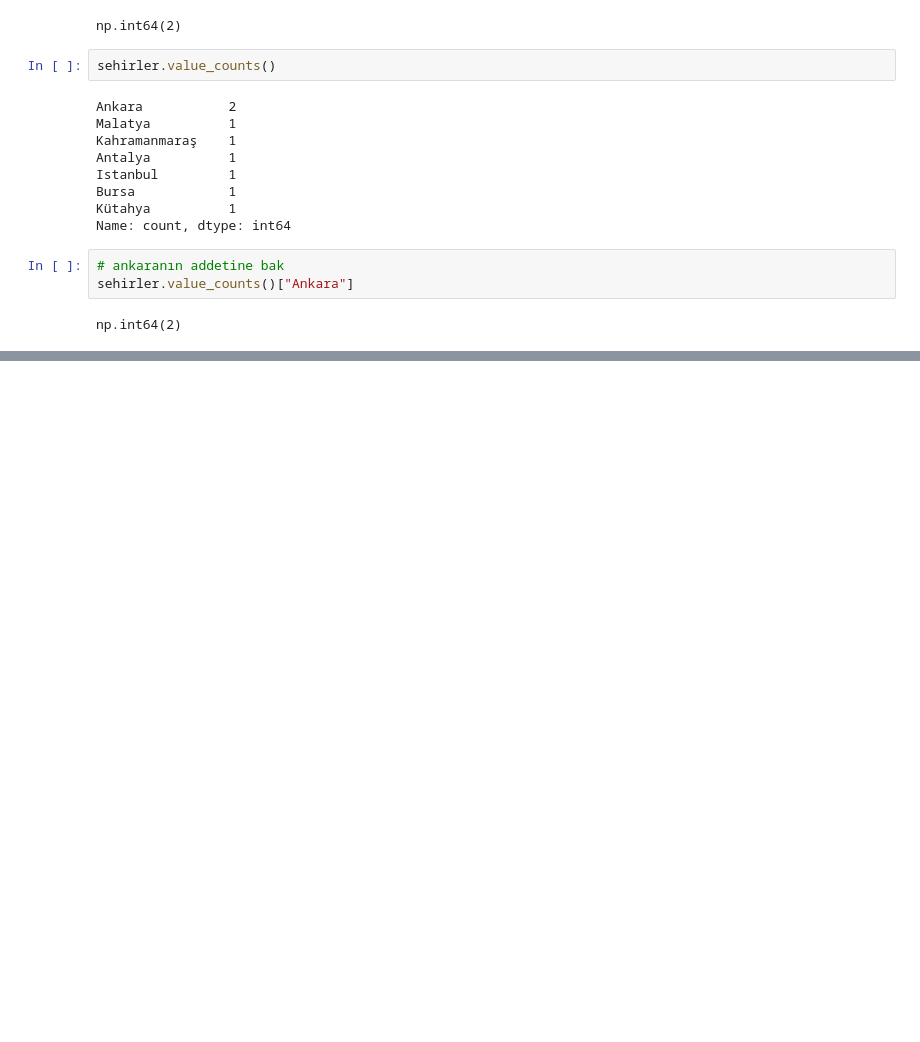
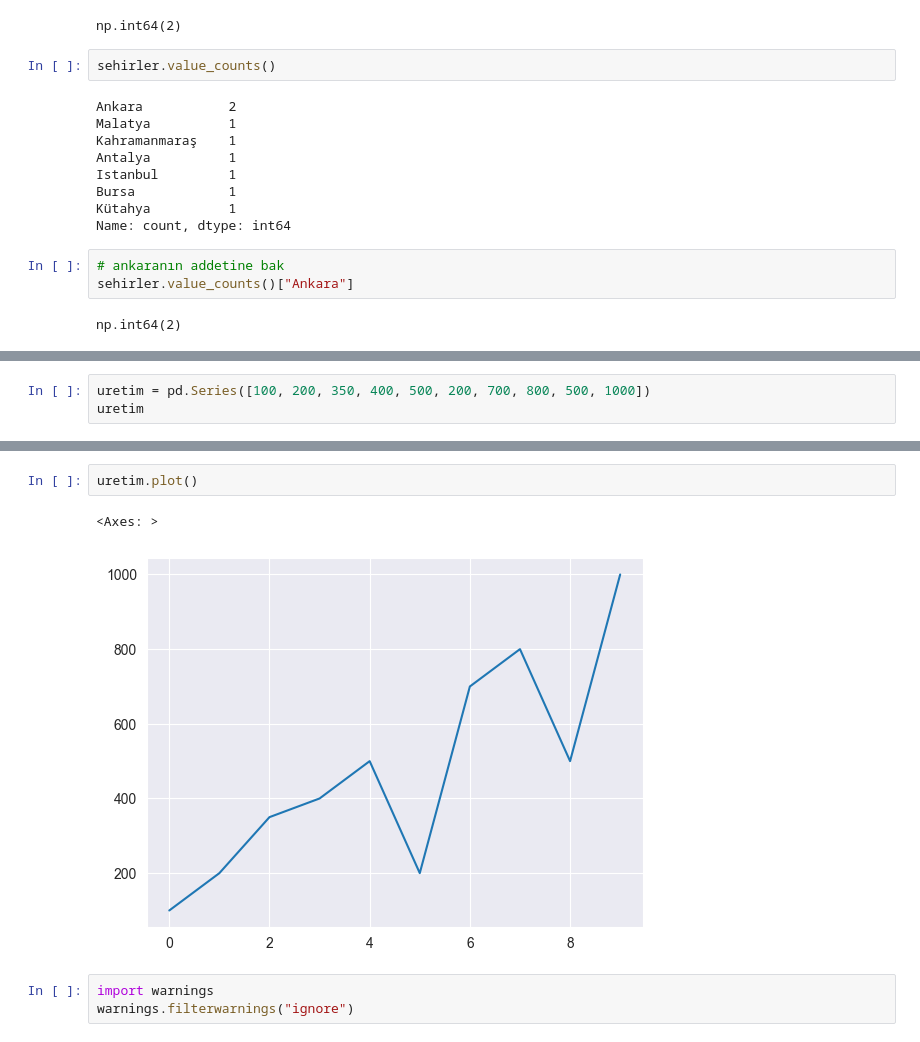
Before and after one commit to muffafa/btk-intro-machine-learning, a Jupyter notebook: hafta1/ders2.ipynb, the cells around one changed output, grey strips where cells are left out. Saved outputs shown, nothing was run; the diff lists cells and outputs as text; blank space fills up the shorter version.

```diff
--- a/hafta1/ders2.ipynb
+++ b/hafta1/ders2.ipynb
@@ -221,0 +337,3 @@ np.int64(2)
+# %%
+uretim = pd.Series([100, 200, 350, 400, 500, 200, 700, 800, 500, 1000])
+uretim
@@ -221,0 +352,8 @@ np.int64(2)
+# %%
+uretim.plot()
+# %% [output]
+<Axes: >
+[figure, added]
+# %%
+import warnings
+warnings.filterwarnings("ignore")
```
Also changed, not shown: parts of 16 cells of this notebook.
